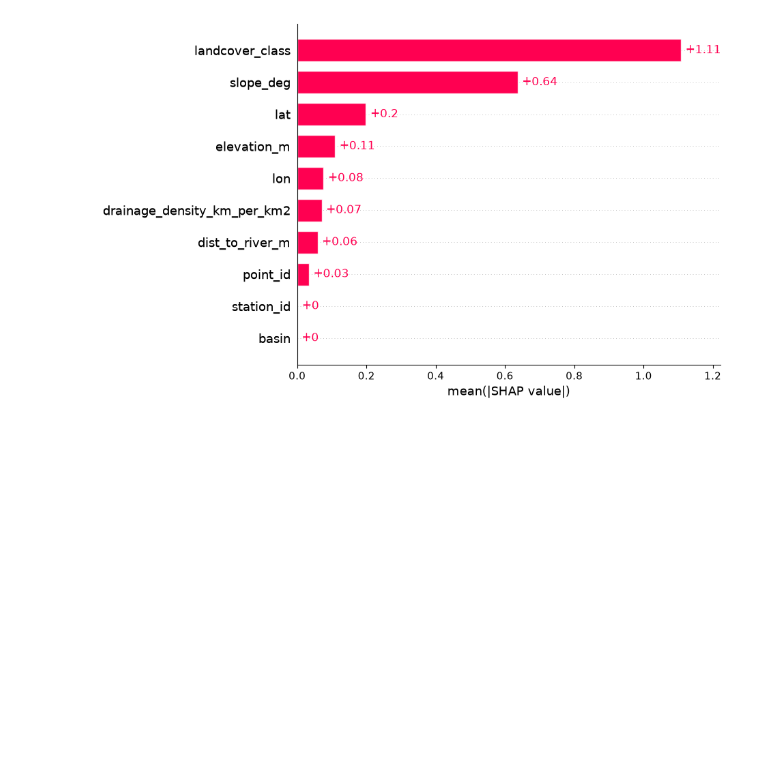
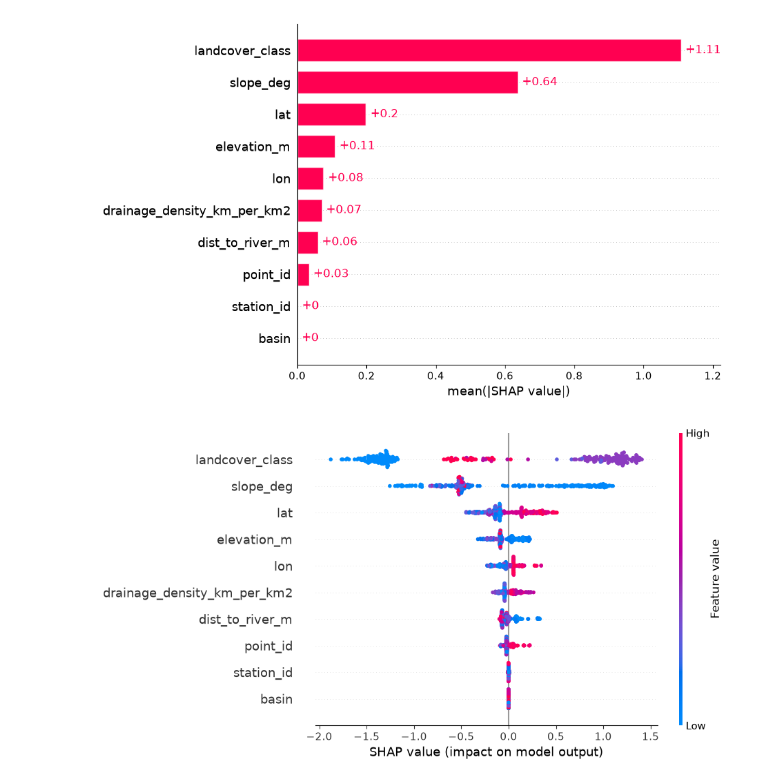
Before and after one commit to samifahim07/PROHORI--Intelligent-Disaster-Risk-Monitoring-Early-Warning-System-, a Jupyter notebook: susceptibility_training_table.ipynb, the cells around one changed output. Cells and saved outputs as stored; diff of their text form; code cells hidden in the pictures; blank space fills up the shorter version.

```diff
--- a/susceptibility_training_table.ipynb
+++ b/susceptibility_training_table.ipynb
@@ -495,3 +495,7 @@ Background dataset has 1104 samples but max_samples=100. Subsampling to 100 samp
 shap.plots.bar(shap_values, max_display=10)
 # %% [output]
 [figure]
+# %%
+shap.plots.beeswarm(shap_values, max_display=10)
+# %% [output]
+[figure, added]
```
